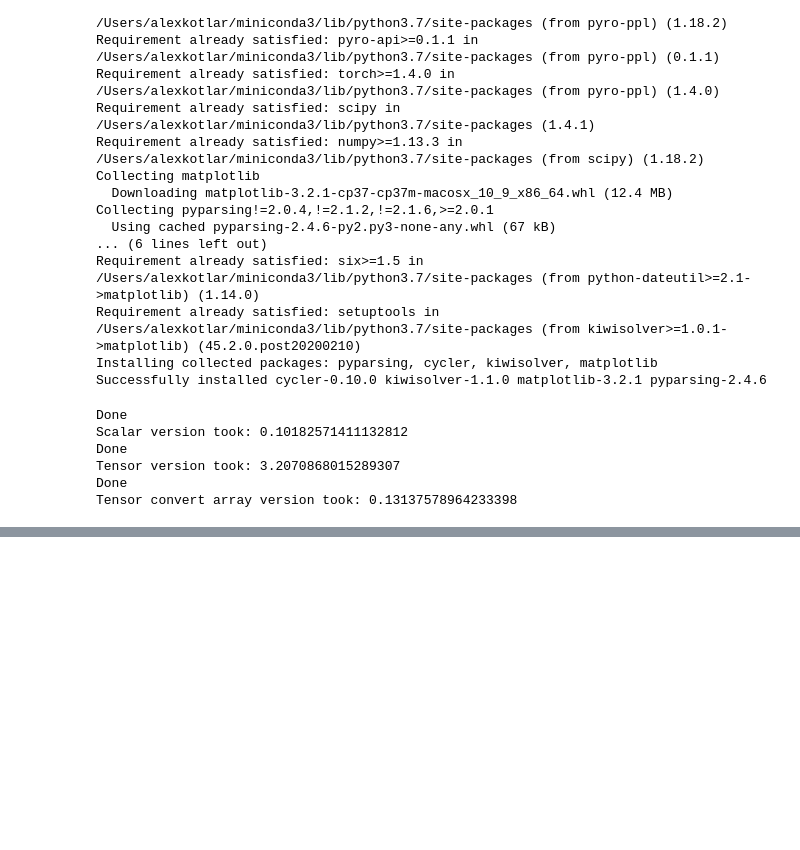
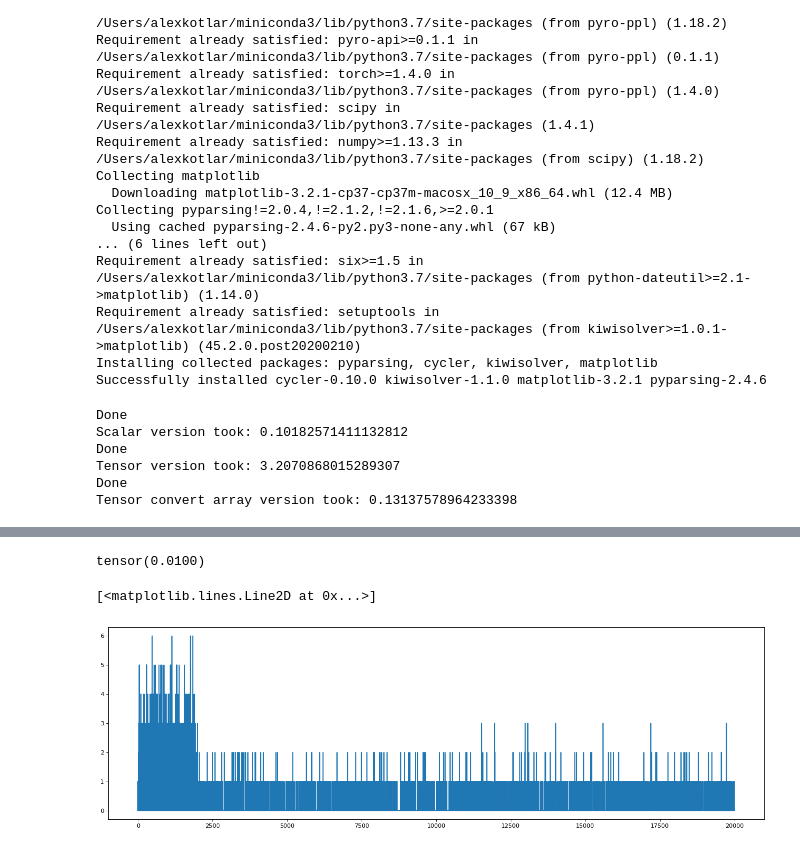
Before and after one commit to akotlar/multivariate-tada, a Jupyter notebook: TADAM.ipynb, the cells around one changed output, grey strips where cells are left out. Drawn from its saved outputs; the diff is of its cells as text; code cells hidden in the pictures; blank space fills up the shorter version.

```diff
--- a/TADAM.ipynb
+++ b/TADAM.ipynb
@@ -85,0 +128,16 @@ Samples = namedtuple("Samples", ["ctrls", "cases"])
+# %%
+disease1 = Samples(1e5, 1e3)
+disease2 = Samples(1e5, 1e3)
+diseaseBoth = Samples(1e5, 1e2)
+
+nSamples = [disease1, disease2, diseaseBoth]
+nSamples = tensor(nSamples)
+
+pDs = nSamples[:, 1]/nSamples.sum(1)
+diseaseFractions = tensor([.1, .1, .05])
+rrShape = tensor(10.)
+rrMeans = tensor([10., 10., 5.])
+afMean = tensor(1e-4)
+afShape = tensor(10.)
+pooledControls = True
+altCountsByGene = genData(nSamples=nSamples, pDs=pDs, diseaseFractions=diseaseFractions, rrShape=rrShape, rrMeans=rrMeans, afMean=afMean, afShape=afShape)
@@ -261,18 +338,0 @@ def genData(nSamples, pDs, diseaseFractions, rrShape, rrMeans, afMean, afShape,
-# %%
-disease1 = Samples(1e5, 1e3)
-disease2 = Samples(1e5, 1e3)
-diseaseBoth = Samples(1e5, 1e2)
-
-nSamples = [disease1, disease2, diseaseBoth]
-nSamples = tensor(nSamples)
-
-pDs = tensor([.01, .01, .003])
-diseaseFractions = tensor([.1, .1, .05])
-rrShape = tensor(10.)
-rrMeans = tensor([10., 10., 5.])
-afMean = tensor(1e-4)
-afShape = tensor(10.)
-print("nSamples shape",nSamples.shape)
-print("nSamples shape expanded",nSamples.expand([20000, *nSamples.shape]))
-pooledControls = True
-altCountsByGene = genData(nSamples=nSamples, pDs=pDs, diseaseFractions=diseaseFractions, rrShape=rrShape, rrMeans=rrMeans, afMean=afMean, afShape=afShape)
@@ -317,0 +339,2 @@ pyplot.plot(altCountsByGene[:, 1:2, 1:2].flatten())
+# %%
+fitFnUniveriate(altCountsByGene, pDs)
@@ -317,0 +361,12 @@ pyplot.plot(altCountsByGene[:, 1:2, 1:2].flatten())
+# %%
+condition1 = altCountsByGene[:, 0, :]
+condition1
+pDs[0]
+# %% [output]
+tensor(0.0100)
+# %%
+pyplot.figure(num=None, figsize=(20, 6), dpi=80, facecolor='w', edgecolor='k')
+pyplot.plot(altCountsByGene[:, 0, 1:2].flatten())
+# %% [output]
+[<matplotlib.lines.Line2D at 0x...>]
+[figure, added]
```
Also changed, not shown: parts of 11 cells of this notebook.
